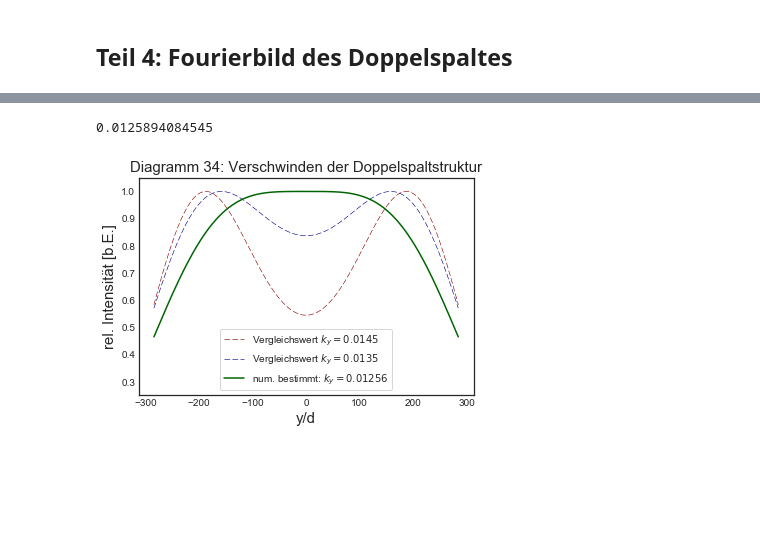
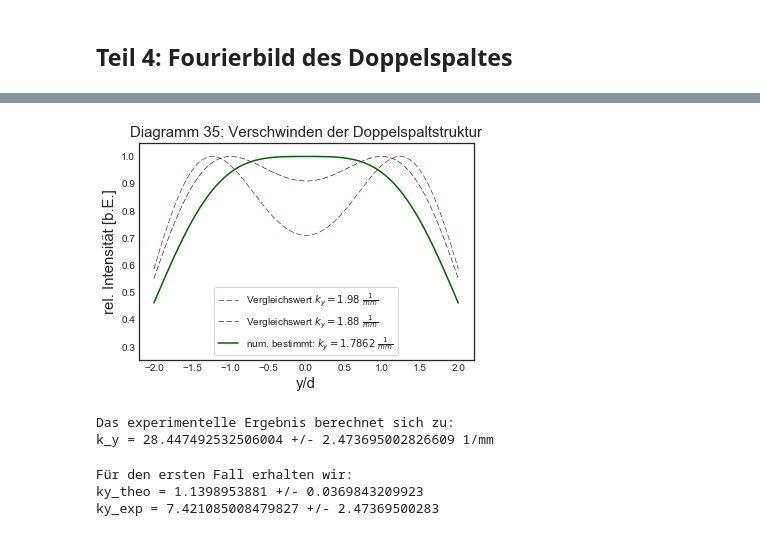
Before and after one commit to mathieukaltschmidt/PAP2-physics-lab-course, a Jupyter notebook: V233 Fourier-Optik/V233 Fourier-Optik .ipynb, the cells around one changed output, grey strips where cells are left out. Cells and saved outputs as stored; diff of their text form; code cells hidden in the pictures; blank space fills up the shorter version.

```diff
--- a/V233 Fourier-Optik/V233 Fourier-Optik .ipynb
+++ b/V233 Fourier-Optik/V233 Fourier-Optik .ipynb
@@ -813,13 +943,9 @@ Experimentelle Abstände der Minima:
 # %%
-#iterative Bestimmung von k_y
-
 #Spaltfunktion definieren
 def doppelspalt(k):
     return d/np.pi*np.cos(k*g/2) *np.sin(k*d/2)/(k*d/2)*np.cos(y*k)
 
-#Spaltbreite
-d=width_mean
-#Spaltweite
-g=diff_mid
-#Beugungsordnung
+#Doppelspalt
+d=1
+g=prob_gd*d
 # %%
@@ -847,63 +970,74 @@ k_y=2*np.pi/g
-# %%
-#k_y stets verkleinern und Maxima zählen. Wenn nur noch ein Maximum da ist, dann k_y ausgeben
-while len(x1)>1 :
-    k_y=k_y-0.00001
-    f_modifiziert=[]
-    for i in range(len(Y)):
-        y=Y[i]
-        result, error = quad(doppelspalt, 0, k_y)
-        f_modifiziert.append(result**2)
-    C =np.max(f_modifiziert)
-    f_modifiziert/=C
-    max_mask = np.r_[f_modifiziert[1:] < f_modifiziert[:-1], True] & np.r_[True,f_modifiziert[:-1] < f_modifiziert[1:]];
-    x1=Y[np.where(max_mask)]
-print(k_y)
-# %% [output]
-0.0125894084545
 # %%
-#numerisch berechnet
-k_y=0.0125894084545
+#numerisch berechnet, Berechung recht aufwendig bei gewählter Schrittweite
+#bei anderen Werten einfach vorheriges Codefeld ausführen
 
+k_y=1.78622382364
 #Vergleichswerte
-k_y2=0.0135
-k_y3= 0.0145
+k_y2=1.88
+k_y3=1.98
 
 Y = np.linspace(-2,2,10001)*d
 
 #für dieses k_y und zwei Vergleichswerte das Objektbild plotten
 f_modifiziert=[]
 for i in range(len(Y)):
     y=Y[i]
     result, error = quad(doppelspalt, 0, k_y)
     f_modifiziert.append(result**2)
 C =np.max(f_modifiziert)
 f_modifiziert/=C
 
 f_modifiziert2=[]
 for i in range(len(Y)):
     y=Y[i]
     result, error = quad(doppelspalt, 0, k_y2)
     f_modifiziert2.append(result**2)
 C =np.max(f_modifiziert2)
 f_modifiziert2/=C
 
 f_modifiziert3=[]
 for i in range(len(Y)):
     y=Y[i]
     result, error = quad(doppelspalt, 0, k_y3)
     f_modifiziert3.append(result**2)
 C =np.max(f_modifiziert3)
 f_modifiziert3/=C
 
-plt.plot(Y, f_modifiziert3,color='darkred',linestyle='--',linewidth=0.6,label=r'Vergleichswert $k_y=0.0145$')
-plt.plot(Y, f_modifiziert2,color='darkblue',linestyle='--',linewidth=0.6,label=r'Vergleichswert $k_y=0.0135$')
-plt.plot(Y, f_modifiziert,color='darkgreen',label=r'num. bestimmt: $k_y=0.01256$')
-plt.title('Diagramm 34: Verschwinden der Doppelspaltstruktur',size=15)
+plt.plot(Y, f_modifiziert3,color='darkred',linestyle='--',linewidth=0.6,label=r'Vergleichswert $k_y=1.98 \ \frac{1}{mm}$')
+plt.plot(Y, f_modifiziert2,color='darkblue',linestyle='--',linewidth=0.6,label=r'Vergleichswert $k_y=1.88 \ \frac{1}{mm}$')
+plt.plot(Y, f_modifiziert,color='darkgreen',label=r'num. bestimmt: $k_y=1.7862 \ \frac{1}{mm}$')
+plt.title('Diagramm 35: Verschwinden der Doppelspaltstruktur',size=15)
 plt.xlabel('y/d',size=15)
 plt.ylabel('rel. Intensität [b.E.]', size=15)
 plt.ylim(0.25,1.05)
 plt.legend(frameon=True)
-plt.savefig('Diagramme/V233Diagramm34.pdf',format='PDF')
-plt.show()
+plt.savefig('Diagramme/V233Diagramm35.pdf',format='PDF')
 # %% [output]
-[figure, old version]
+[figure, new version]
+# %%
+ky_exp=np.pi*0.46e-3/(wavelength*f1)*1e-3
+ky_exp_err=ky_exp*(0.04/0.46)
+
+print('Das experimentelle Ergebnis berechnet sich zu:')
+print('k_y = '+ str(ky_exp)+' +/- '+ str(ky_exp_err)+ ' 1/mm')
+# %% [output]
+Das experimentelle Ergebnis berechnet sich zu:
+k_y = 28.447492532506004 +/- 2.473695002826609 1/mm
+# %%
+#für Fall a)
+d_a=0.12e-3
+d_a_err=0.04e-3
+
+ky_theo_a = 2*np.pi*n_max_a/g
+ky_theo_a_err = ky_theo_a *np.sqrt((n_max_a_err/n_max_a)**2+(prob_gd_err/g)**2)
+
+ky_exp_a=np.pi*0.12e-3/(wavelength*f1)*1e-3
+ky_exp_a_err=ky_exp_a*np.sqrt((0.04/0.12)**2)
+
+print('Für den ersten Fall erhalten wir:')
+print('ky_theo = '+str(ky_theo_a)+' +/- '+str(ky_theo_a_err))
+print('ky_exp = '+str(ky_exp_a)+' +/- '+str(ky_exp_a_err))
+# %% [output]
+Für den ersten Fall erhalten wir:
+ky_theo = 1.1398953881 +/- 0.0369843209923
+ky_exp = 7.421085008479827 +/- 2.47369500283
```
Also changed, not shown: parts of 29 cells of this notebook, 46 other files.
